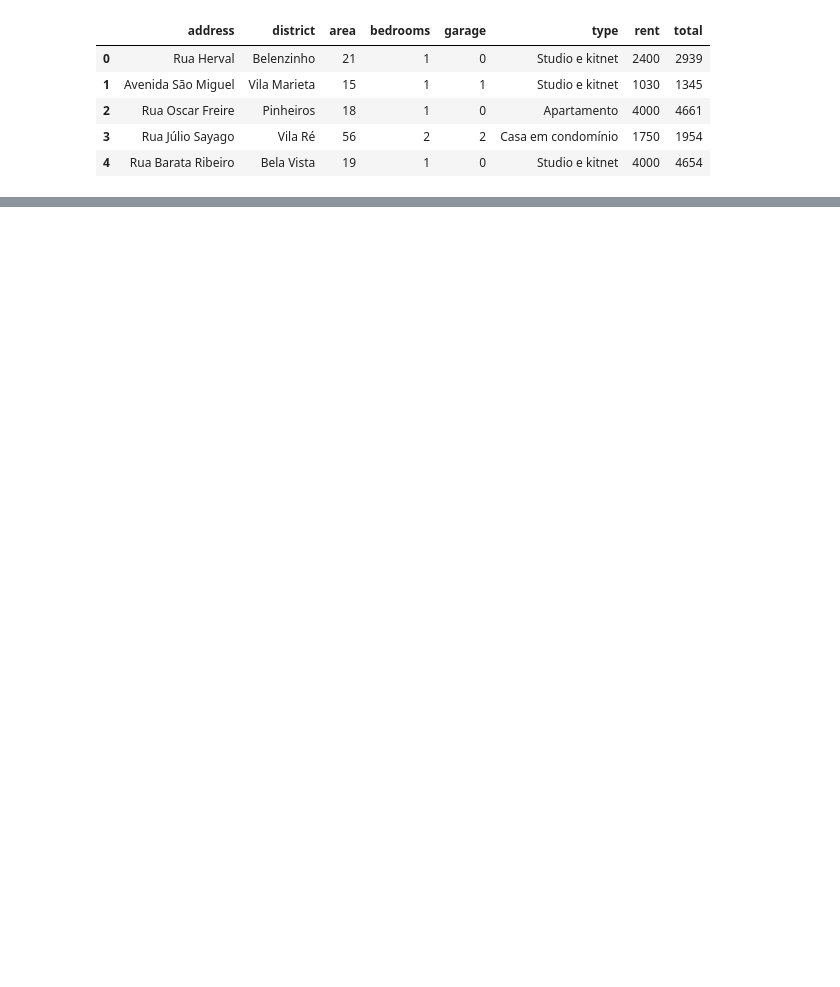
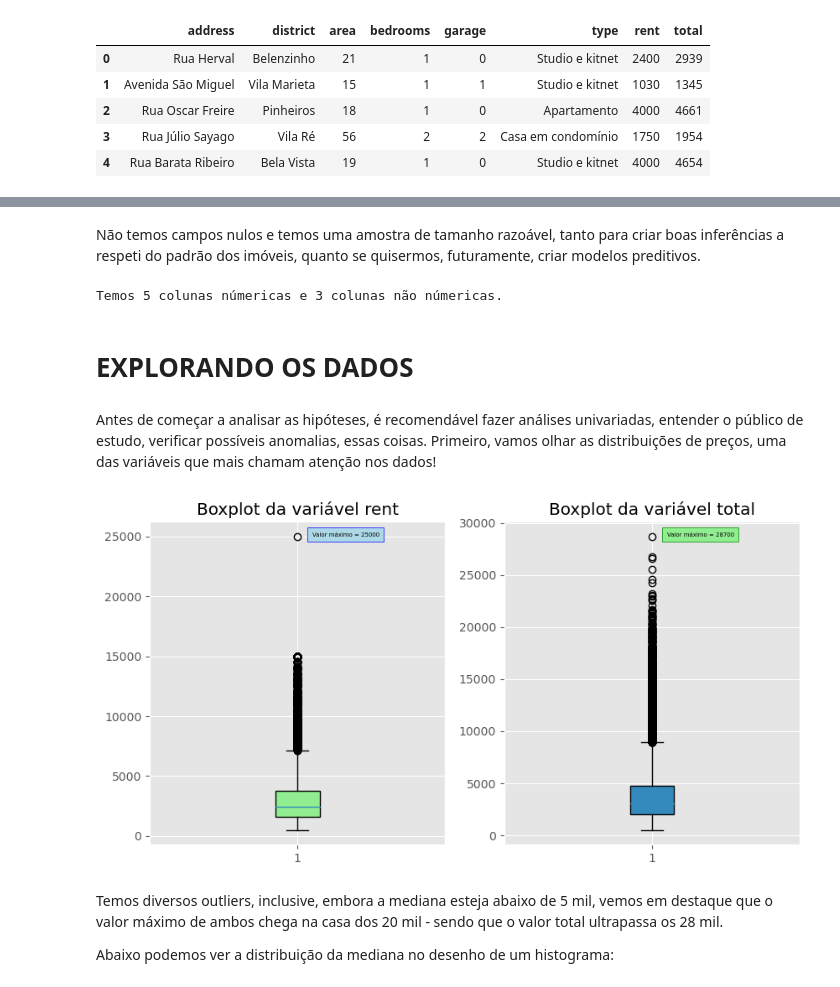
Before and after one commit to rafaelnogueira98/analise_sp_housing_prices, a Jupyter notebook: analise_sp_housing_prices.ipynb, the cells around one changed output, grey strips where cells are left out. Drawn from its saved outputs; the diff is of its cells as text; code cells hidden in the pictures; blank space fills up the shorter version.

```diff
--- a/analise_sp_housing_prices.ipynb
+++ b/analise_sp_housing_prices.ipynb
@@ -62,0 +85,58 @@ aptos.head()
+# %% [markdown]
+Não temos campos nulos e temos uma amostra de tamanho razoável, tanto para criar boas inferências a respeti do padrão dos imóveis, quanto se quisermos, futuramente, criar modelos preditivos.
+# %%
+numerics = ["int16", "int32","int64", "float16", "float32", "float64"]
+
+numericos = aptos.select_dtypes(include=numerics)
+
+nao_numericos = aptos.select_dtypes(exclude=numerics)
+
+print(f"Temos {numericos.shape[1]} colunas númericas e {nao_numericos.shape[1]} colunas não númericas.")
+# %% [output]
+Temos 5 colunas númericas e 3 colunas não númericas.
+# %% [markdown]
+# EXPLORANDO OS DADOS
+# %% [markdown]
+Antes de começar a analisar as hipóteses, é recomendável fazer análises univariadas, entender o público de estudo, verificar possíveis anomalias, essas coisas. Primeiro, vamos olhar as distribuições de preços, uma das variáveis que mais chamam atenção nos dados!
+# %%
+fig, axs = plt.subplots(1, 2, figsize=(10,5)) # Cria uma figura com 2 subplots
+
+# Cria um boxplot para variável "rent" no primeiro subplot
+bp1 = axs[0].boxplot(aptos["rent"], patch_artist=True)
+axs[0].set_title("Boxplot da variável rent")
+
+# Define a cor do boxplot
+bp1["boxes"][0].set_facecolor("lightblue")
+
+# Adiciona a legenda do valor máximo
+max_rent = np.max(aptos["rent"])
+axs[0].annotate(f"Valor máximo = {max_rent}",
+               xy=(1, max_rent),
+               xytext=(1.05, max_rent),
+               bbox=dict(facecolor="lightblue", edgecolor="blue"),
+               fontsize=5)
+
+# Cria um boxplot para variável "total" no segundo subplot
+bp2 = axs[1].boxplot(aptos["total"], patch_artist=True)
+axs[1].set_title("Boxplot da variável total")
+
+# Define a cor do boxplot
+bp1["boxes"][0].set_facecolor("lightgreen")
+
+# Adiciona a legenda do valor máximo
+max_total = np.max(aptos["total"])
+axs[1].annotate(f"Valor máximo = {max_total}",
+               xy=(1, max_total),
+               xytext=(1.05, max_total),
+               bbox=dict(facecolor="lightgreen", edgecolor="green"),
+               fontsize=5)
+
+
+# Mostra os gráficos
+plt.show()
+# %% [output]
+[figure, added]
+# %% [markdown]
+Temos diversos outliers, inclusive, embora a mediana esteja abaixo de 5 mil, vemos em destaque que o valor máximo de ambos chega na casa dos 20 mil - sendo que o valor total ultrapassa os 28 mil.
+
+Abaixo podemos ver a distribuição da mediana no desenho de um histograma:
```
Also changed, not shown: parts of 26 cells of this notebook.
